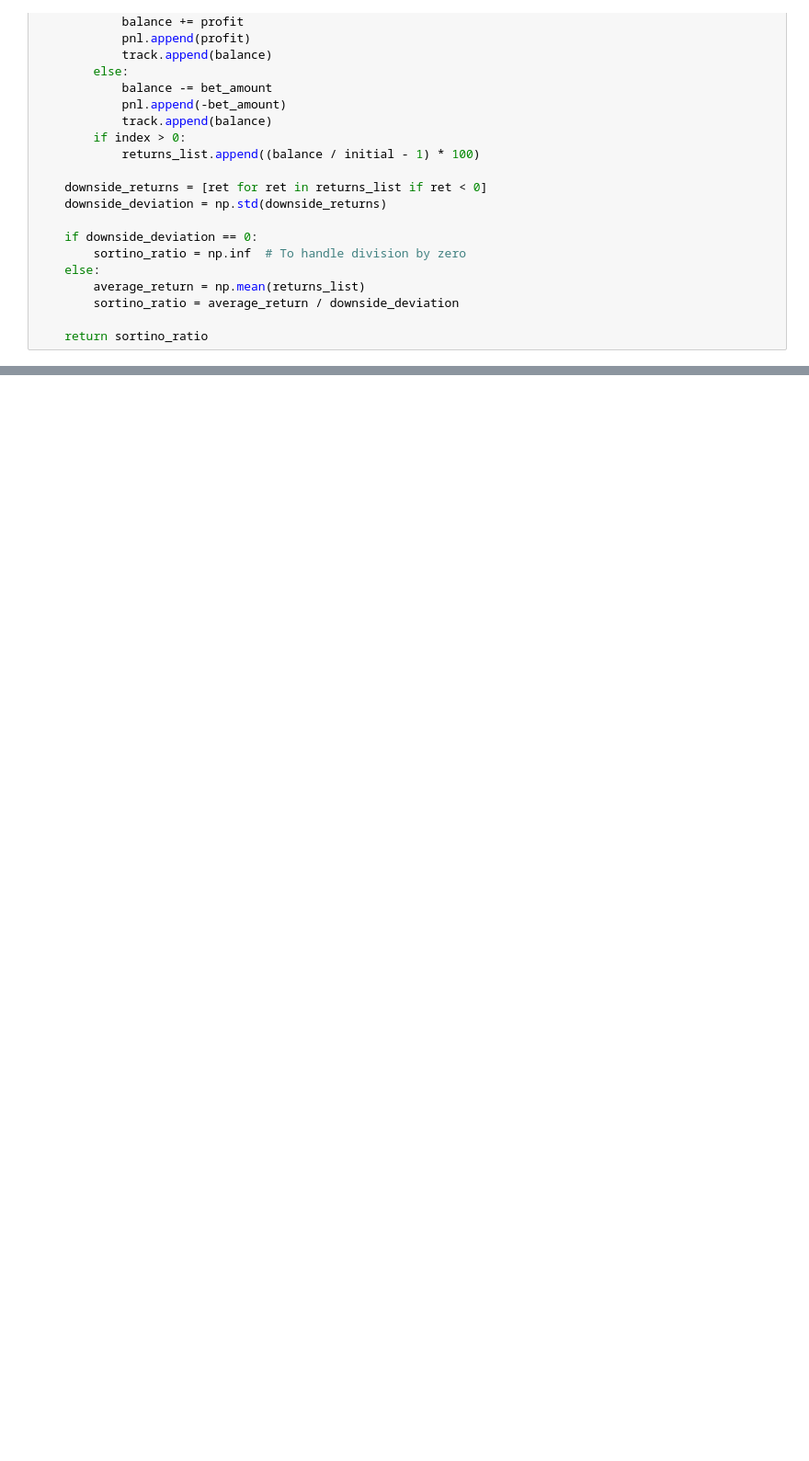
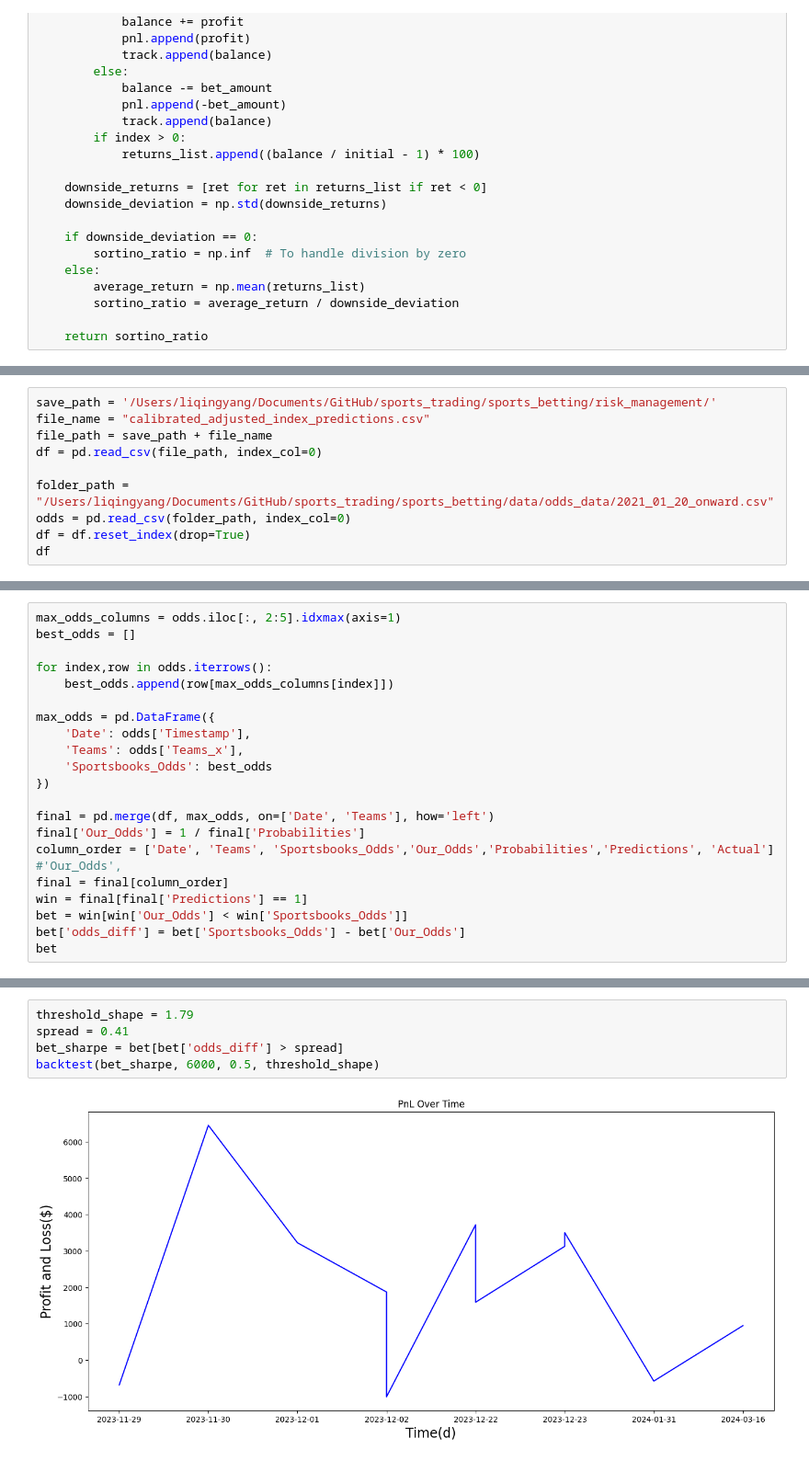
Before and after one commit to bluefish0125/Sports-Prediction, a Jupyter notebook: risk_management/strategies_weights.ipynb, the cells around one changed output, grey strips where cells are left out. Shown at 92% size. Drawn from its saved outputs; the diff is of its cells as text; blank space fills up the shorter version.

```diff
--- a/risk_management/strategies_weights.ipynb
+++ b/risk_management/strategies_weights.ipynb
@@ -186,0 +303,10 @@ def backtest_for_sortino(df, initial, shrinkage, threshold):
+# %%
+save_path = '/Users/liqingyang/Documents/GitHub/sports_trading/sports_betting/risk_management/'
+file_name = "calibrated_adjusted_index_predictions.csv"
+file_path = save_path + file_name
+df = pd.read_csv(file_path, index_col=0)
+
+folder_path = "/Users/liqingyang/Documents/GitHub/sports_trading/sports_betting/data/odds_data/2021_01_20_onward.csv"
+odds = pd.read_csv(folder_path, index_col=0)
+df = df.reset_index(drop=True)
+df
@@ -186,0 +347,22 @@ def backtest_for_sortino(df, initial, shrinkage, threshold):
+# %%
+max_odds_columns = odds.iloc[:, 2:5].idxmax(axis=1)
+best_odds = []
+
+for index,row in odds.iterrows():
+    best_odds.append(row[max_odds_columns[index]])
+
+max_odds = pd.DataFrame({
+    'Date': odds['Timestamp'],
+    'Teams': odds['Teams_x'],
+    'Sportsbooks_Odds': best_odds
+})
+
+final = pd.merge(df, max_odds, on=['Date', 'Teams'], how='left')
+final['Our_Odds'] = 1 / final['Probabilities']
+column_order = ['Date', 'Teams', 'Sportsbooks_Odds','Our_Odds','Probabilities','Predictions', 'Actual']
+#'Our_Odds',
+final = final[column_order]
+win = final[final['Predictions'] == 1]
+bet = win[win['Our_Odds'] < win['Sportsbooks_Odds']]
+bet['odds_diff'] = bet['Sportsbooks_Odds'] - bet['Our_Odds']
+bet
@@ -186,0 +387,7 @@ def backtest_for_sortino(df, initial, shrinkage, threshold):
+# %%
+threshold_shape = 1.79
+spread = 0.41
+bet_sharpe = bet[bet['odds_diff'] > spread]
+backtest(bet_sharpe, 6000, 0.5, threshold_shape)
+# %% [output]
+[figure, added]
```
Also changed, not shown: parts of 22 cells of this notebook, 3 other files.
